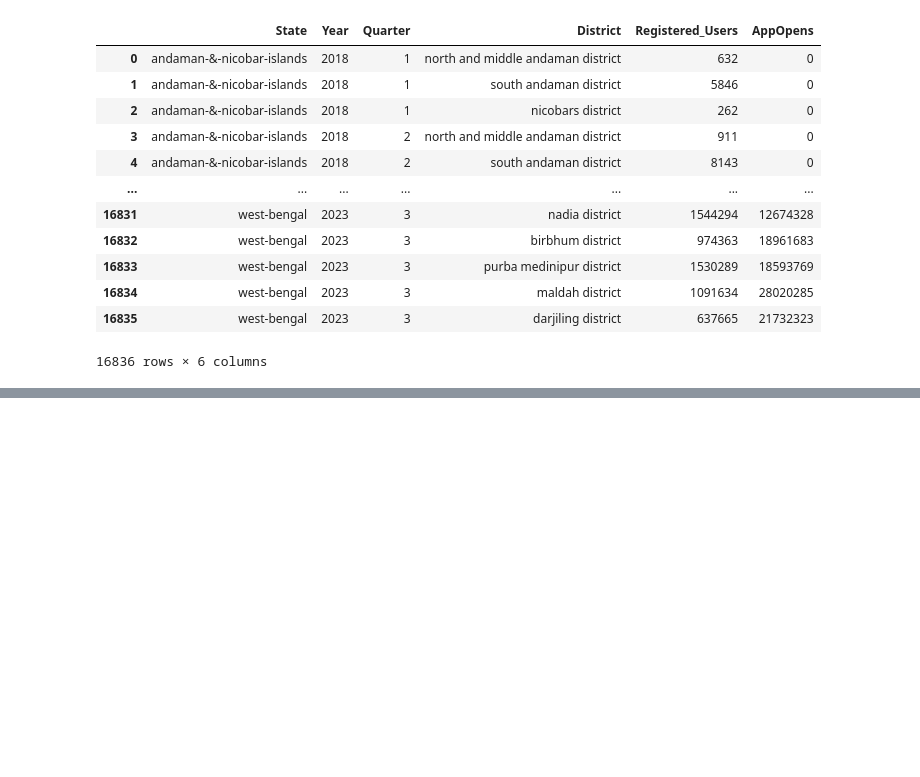
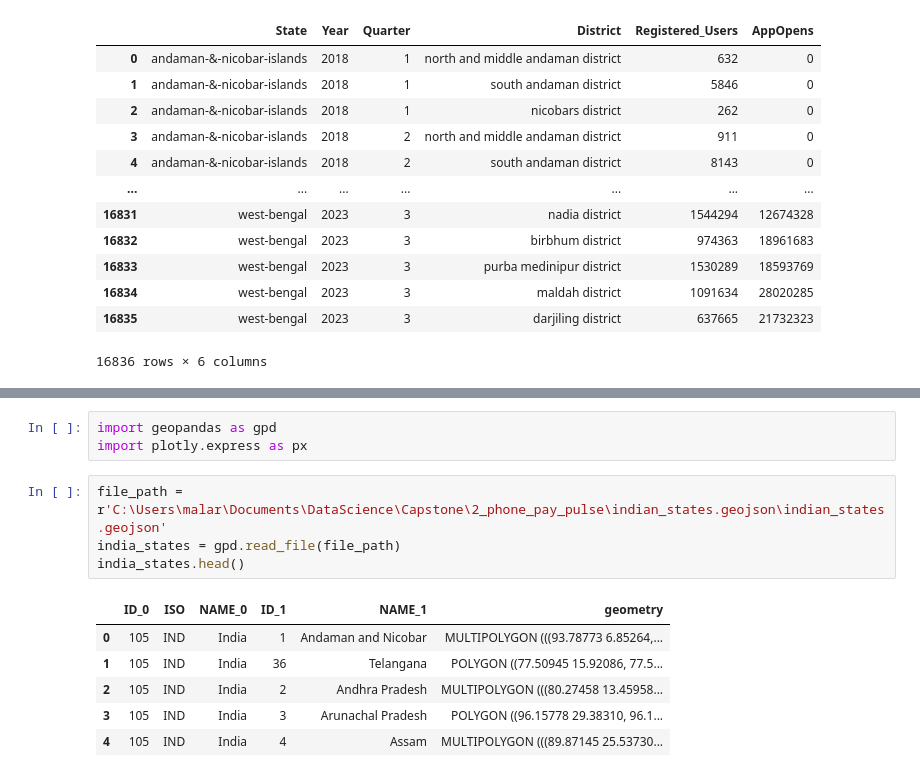
Before and after one commit to codewithselva/data-visualization-plotly, a Jupyter notebook: src/main.ipynb, the cells around one changed output, grey strips where cells are left out. Saved outputs shown, nothing was run; the diff lists cells and outputs as text; blank space fills up the shorter version.

```diff
--- a/src/main.ipynb
+++ b/src/main.ipynb
@@ -254,0 +282,14 @@ df_map_users
+# %%
+import geopandas as gpd
+import plotly.express as px
+# %%
+file_path = r'C:\Users\malar\Documents\DataScience\Capstone\2_phone_pay_pulse\indian_states.geojson\indian_states.geojson'
+india_states = gpd.read_file(file_path)
+india_states.head()
+# %% [output]
+|  | ID_0 | ISO | NAME_0 | ID_1 | NAME_1 | geometry |
+| 0 | 105 | IND | India | 1 | Andaman and Nicobar | MULTIPOLYGON (((93.78773 6.85264,... |
+| 1 | 105 | IND | India | 36 | Telangana | POLYGON ((77.50945 15.92086, 77.5... |
+| 2 | 105 | IND | India | 2 | Andhra Pradesh | MULTIPOLYGON (((80.27458 13.45958... |
+| 3 | 105 | IND | India | 3 | Arunachal Pradesh | POLYGON ((96.15778 29.38310, 96.1... |
+| 4 | 105 | IND | India | 4 | Assam | MULTIPOLYGON (((89.87145 25.53730... |
```
Also changed, not shown: parts of 6 cells of this notebook, 5 other files.
